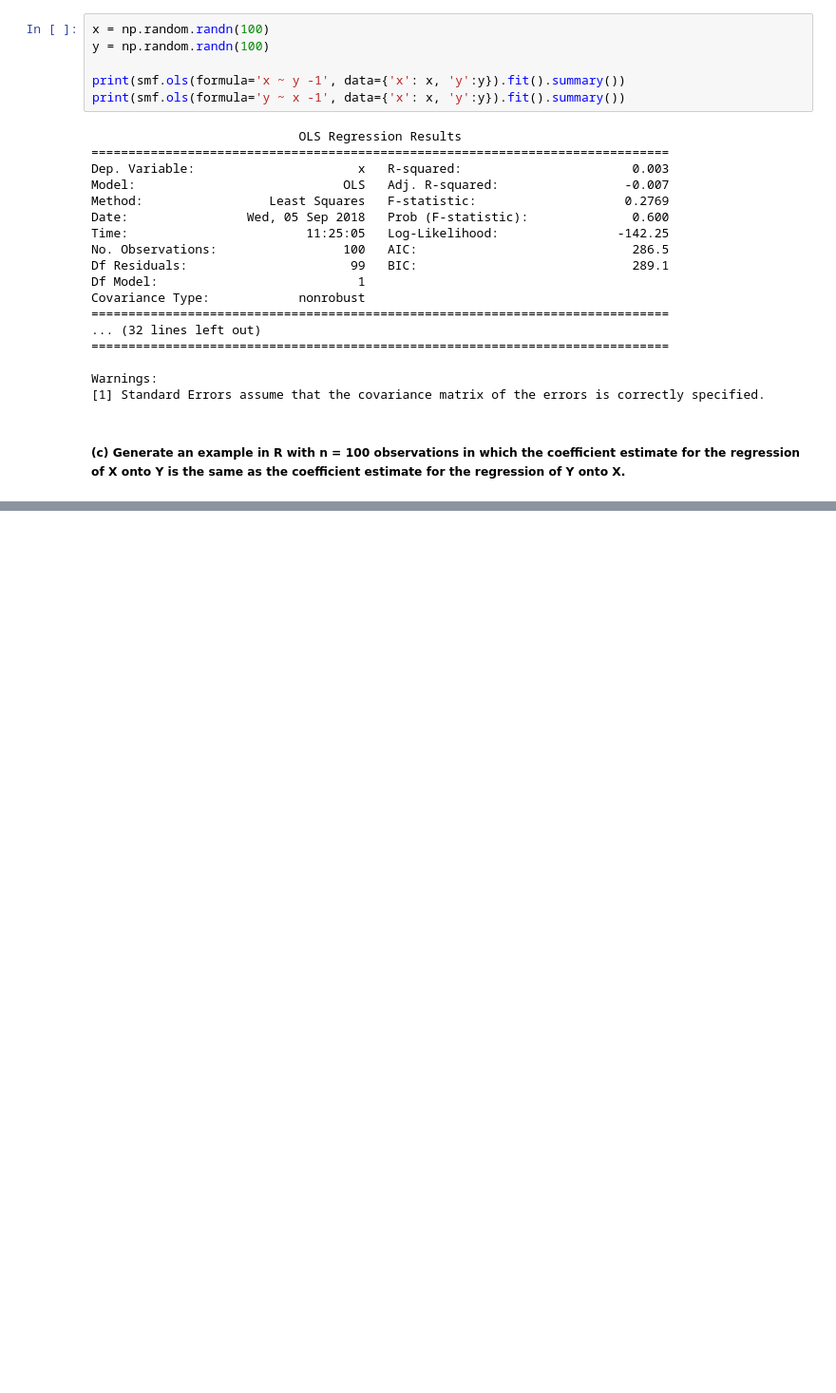
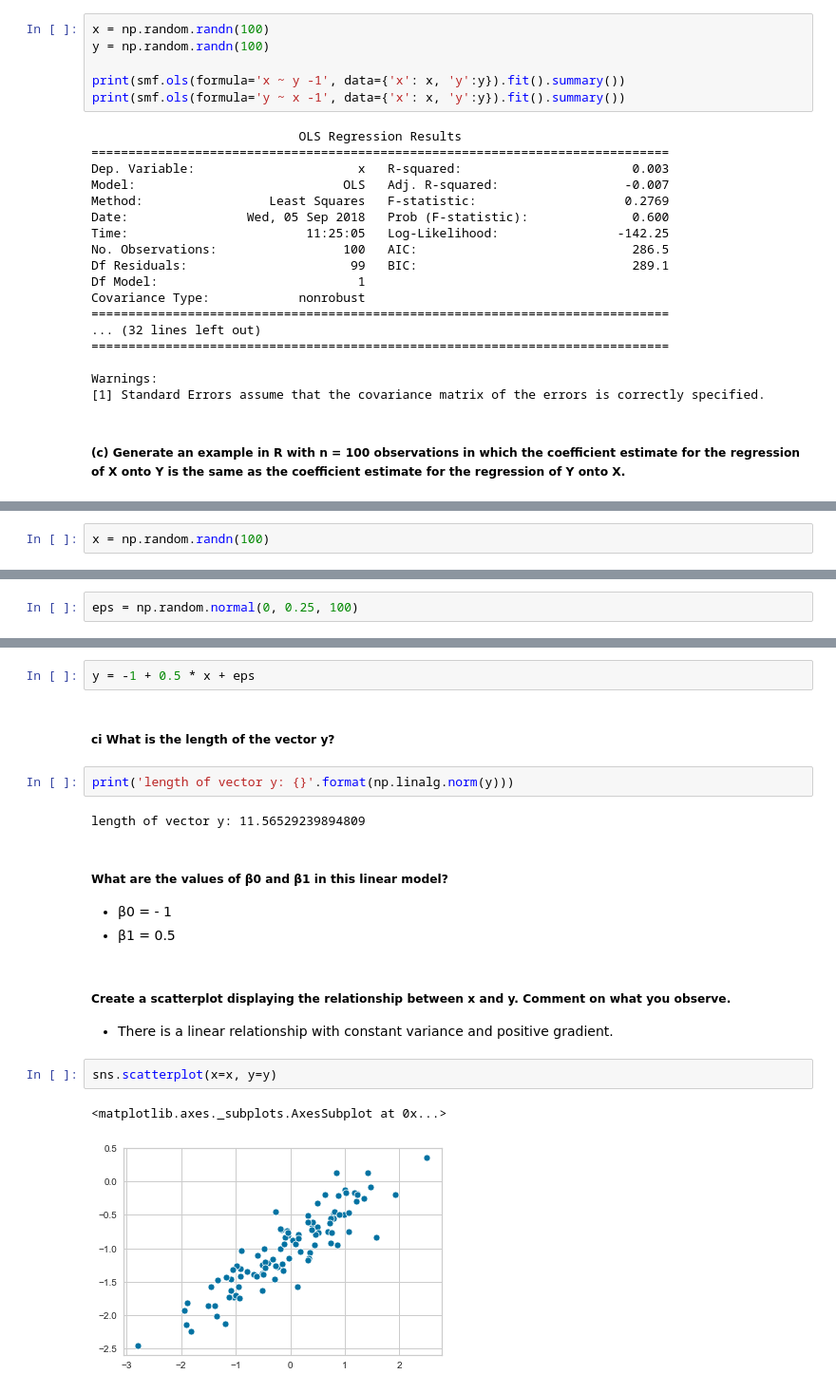
Before and after one commit to coxy1989/mlsabbatical, a Jupyter notebook: notebooks/statistical_learning/ch3_statistical_learning/exercises_applied.ipynb, the cells around one changed output, grey strips where cells are left out. Shown at 95% size. Cells and saved outputs as stored; diff of their text form; blank space fills up the shorter version.

```diff
--- a/notebooks/statistical_learning/ch3_statistical_learning/exercises_applied.ipynb
+++ b/notebooks/statistical_learning/ch3_statistical_learning/exercises_applied.ipynb
@@ -691,0 +696,2 @@ Warnings:
+# %%
+x = np.random.randn(100)
@@ -691,0 +700,2 @@ Warnings:
+# %%
+eps = np.random.normal(0, 0.25, 100)
@@ -691,0 +704,22 @@ Warnings:
+# %%
+y = -1 + 0.5 * x + eps
+# %% [markdown]
+##### ci What is the length of the vector y?
+# %%
+print('length of vector y: {}'.format(np.linalg.norm(y)))
+# %% [output]
+length of vector y: 11.56529239894809
+# %% [markdown]
+##### What are the values of β0 and β1 in this linear model?
+
+- β0 = - 1
+- β1 = 0.5
+# %% [markdown]
+##### Create a scatterplot displaying the relationship between x and y. Comment on what you observe.
+
+- There is a linear relationship with constant variance and positive gradient.
+# %%
+sns.scatterplot(x=x, y=y)
+# %% [output]
+<matplotlib.axes._subplots.AxesSubplot at 0x...>
+[figure, added]
```
Also changed, not shown: parts of 17 cells of this notebook.
